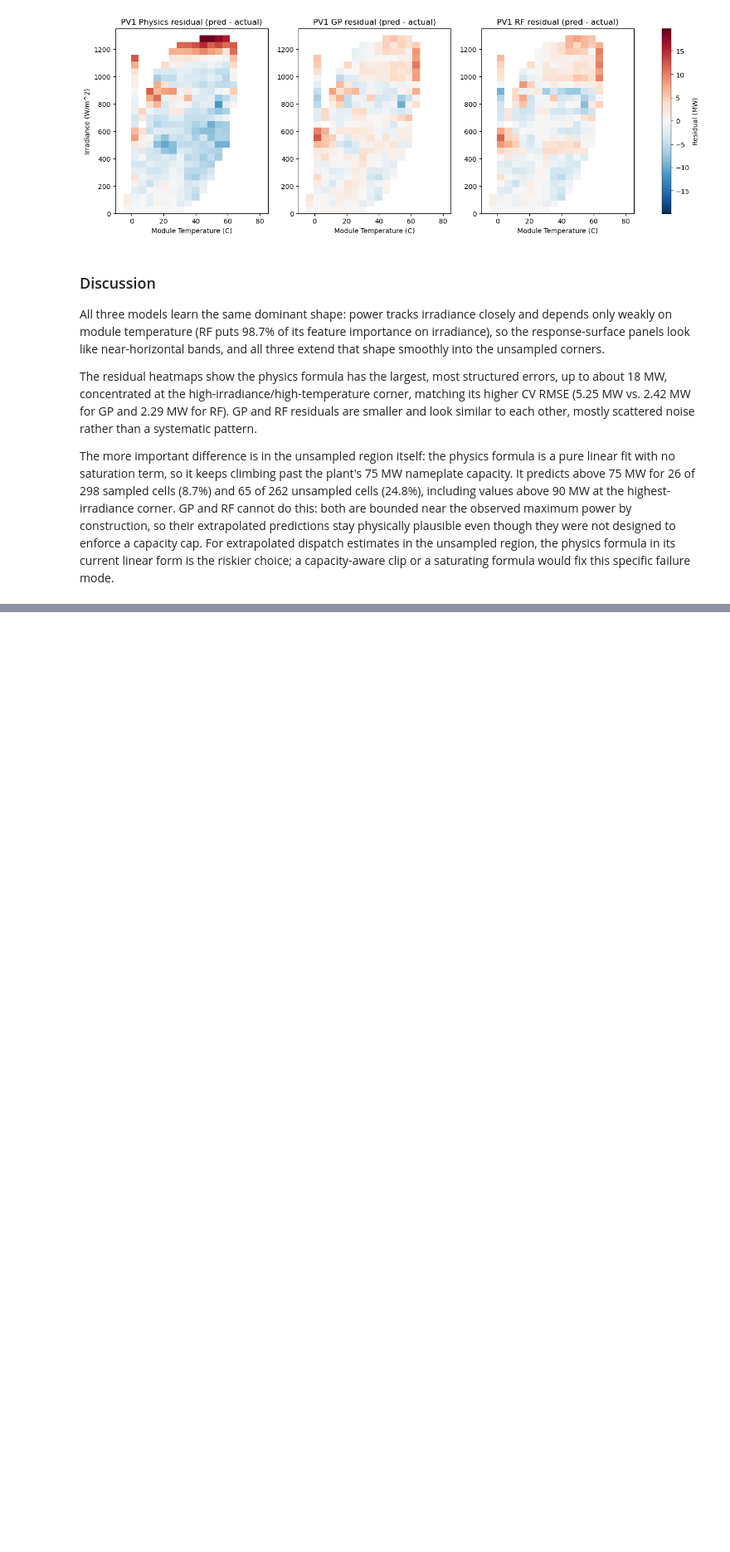
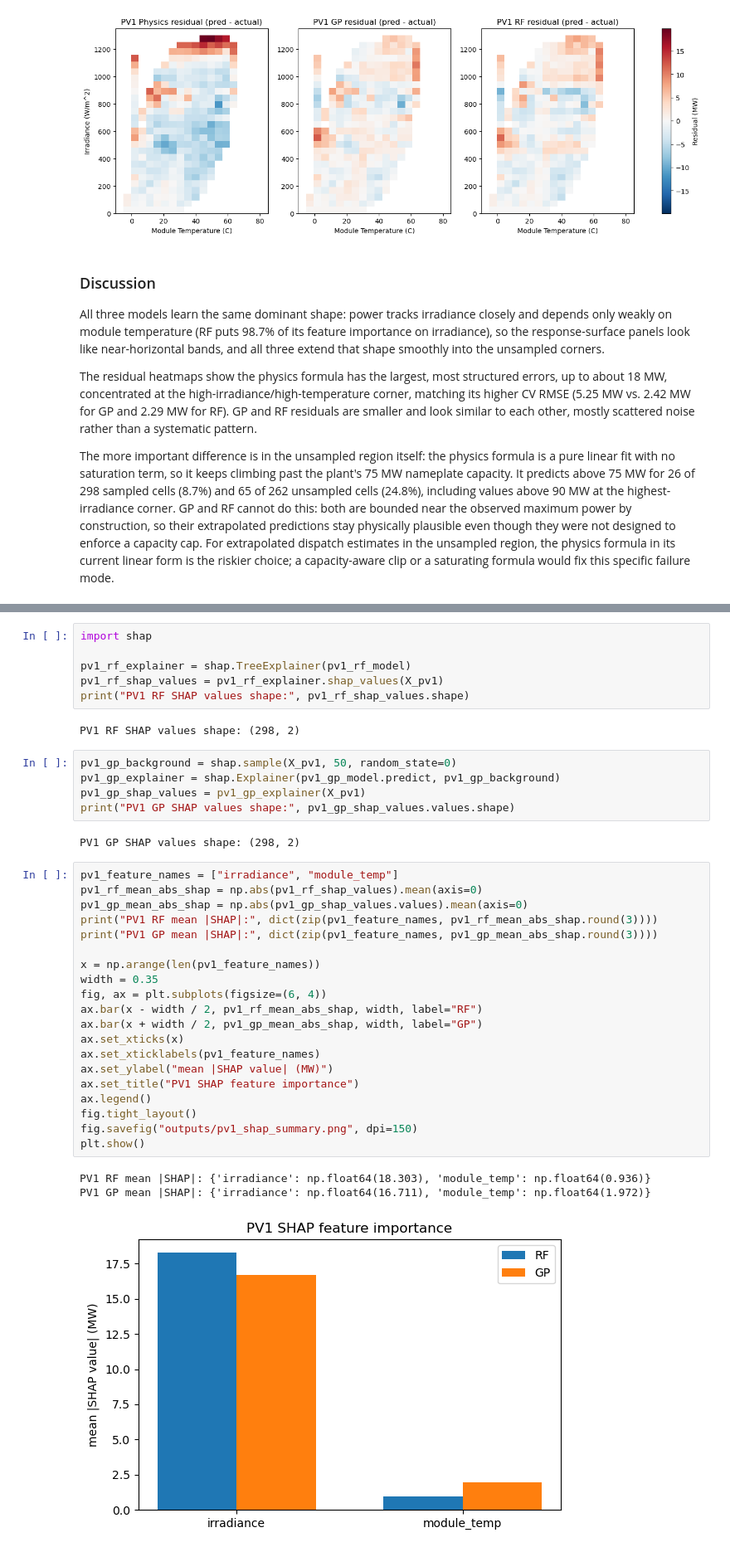
Before and after one commit to ErickChauke/power-curve-modeling-pv-wind, a Jupyter notebook: notebook.ipynb, the cells around one changed output, grey strips where cells are left out. Shown at 83% size. Drawn from its saved outputs; the diff is of its cells as text; blank space fills up the shorter version.

```diff
--- a/notebook.ipynb
+++ b/notebook.ipynb
@@ -407,0 +412,39 @@ riskier choice; a capacity-aware clip or a saturating formula would fix this spe
+# %%
+import shap
+
+pv1_rf_explainer = shap.TreeExplainer(pv1_rf_model)
+pv1_rf_shap_values = pv1_rf_explainer.shap_values(X_pv1)
+print("PV1 RF SHAP values shape:", pv1_rf_shap_values.shape)
+# %% [output]
+PV1 RF SHAP values shape: (298, 2)
+# %%
+pv1_gp_background = shap.sample(X_pv1, 50, random_state=0)
+pv1_gp_explainer = shap.Explainer(pv1_gp_model.predict, pv1_gp_background)
+pv1_gp_shap_values = pv1_gp_explainer(X_pv1)
+print("PV1 GP SHAP values shape:", pv1_gp_shap_values.values.shape)
+# %% [output]
+PV1 GP SHAP values shape: (298, 2)
+# %%
+pv1_feature_names = ["irradiance", "module_temp"]
+pv1_rf_mean_abs_shap = np.abs(pv1_rf_shap_values).mean(axis=0)
+pv1_gp_mean_abs_shap = np.abs(pv1_gp_shap_values.values).mean(axis=0)
+print("PV1 RF mean |SHAP|:", dict(zip(pv1_feature_names, pv1_rf_mean_abs_shap.round(3))))
+print("PV1 GP mean |SHAP|:", dict(zip(pv1_feature_names, pv1_gp_mean_abs_shap.round(3))))
+
+x = np.arange(len(pv1_feature_names))
+width = 0.35
+fig, ax = plt.subplots(figsize=(6, 4))
+ax.bar(x - width / 2, pv1_rf_mean_abs_shap, width, label="RF")
+ax.bar(x + width / 2, pv1_gp_mean_abs_shap, width, label="GP")
+ax.set_xticks(x)
+ax.set_xticklabels(pv1_feature_names)
+ax.set_ylabel("mean |SHAP value| (MW)")
+ax.set_title("PV1 SHAP feature importance")
+ax.legend()
+fig.tight_layout()
+fig.savefig("outputs/pv1_shap_summary.png", dpi=150)
+plt.show()
+# %% [output]
+PV1 RF mean |SHAP|: {'irradiance': np.float64(18.303), 'module_temp': np.float64(0.936)}
+PV1 GP mean |SHAP|: {'irradiance': np.float64(16.711), 'module_temp': np.float64(1.972)}
+[figure, added]
```
Also changed, not shown: parts of 2 cells of this notebook, 1 other file.
